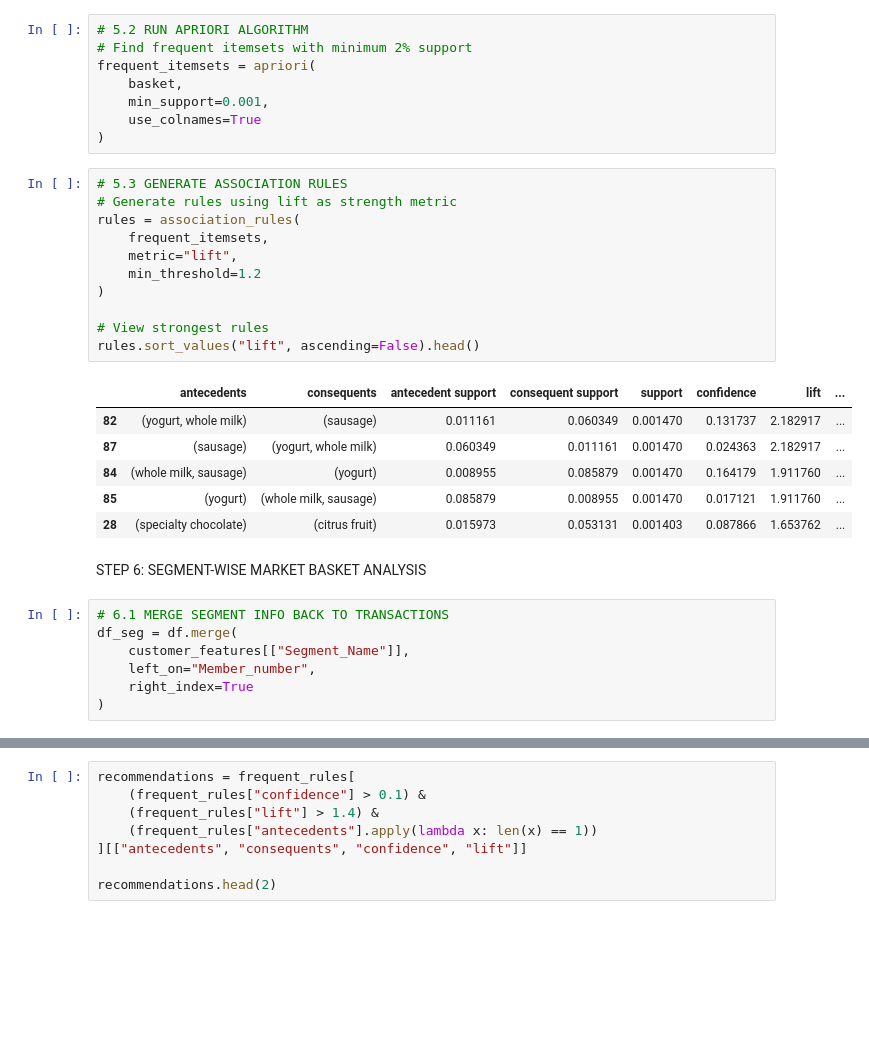
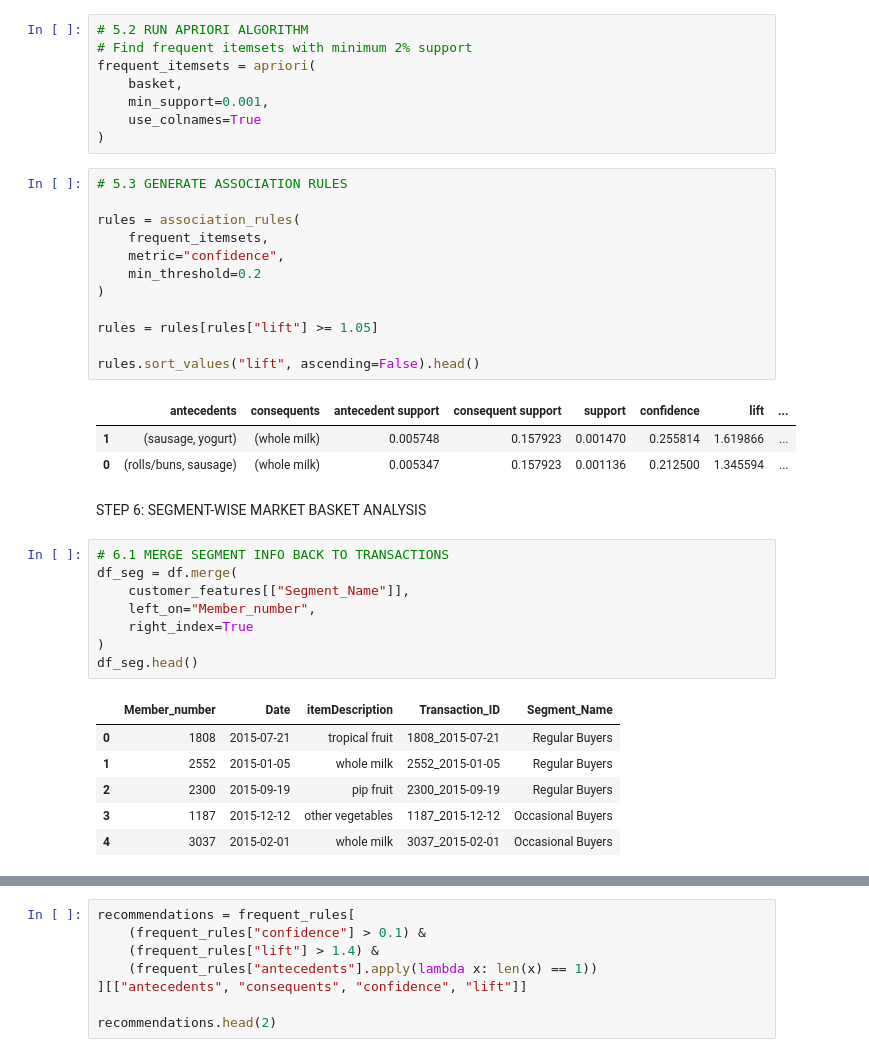
Before and after one commit to Ashvitharavichandran/CI-CD, a Jupyter notebook: MBA.ipynb, the cells around one changed output, grey strips where cells are left out. Saved outputs shown, nothing was run; the diff lists cells and outputs as text; blank space fills up the shorter version.

```diff
--- a/MBA.ipynb
+++ b/MBA.ipynb
@@ -189,22 +204,20 @@ frequent_itemsets = apriori(
 )
 # %%
 # 5.3 GENERATE ASSOCIATION RULES
-# Generate rules using lift as strength metric
+
 rules = association_rules(
     frequent_itemsets,
-    metric="lift",
-    min_threshold=1.2
+    metric="confidence",
+    min_threshold=0.2
 )
 
-# View strongest rules
+rules = rules[rules["lift"] >= 1.05]
+
 rules.sort_values("lift", ascending=False).head()
 # %% [output]
 |  | antecedents | consequents | antecedent support | consequent support | support | confidence | lift | ... |
-| 82 | (yogurt, whole milk) | (sausage) | 0.011161 | 0.060349 | 0.001470 | 0.131737 | 2.182917 | ... |
-| 87 | (sausage) | (yogurt, whole milk) | 0.060349 | 0.011161 | 0.001470 | 0.024363 | 2.182917 | ... |
-| 84 | (whole milk, sausage) | (yogurt) | 0.008955 | 0.085879 | 0.001470 | 0.164179 | 1.911760 | ... |
-| 85 | (yogurt) | (whole milk, sausage) | 0.085879 | 0.008955 | 0.001470 | 0.017121 | 1.911760 | ... |
-| 28 | (specialty chocolate) | (citrus fruit) | 0.015973 | 0.053131 | 0.001403 | 0.087866 | 1.653762 | ... |
+| 1 | (sausage, yogurt) | (whole milk) | 0.005748 | 0.157923 | 0.001470 | 0.255814 | 1.619866 | ... |
+| 0 | (rolls/buns, sausage) | (whole milk) | 0.005347 | 0.157923 | 0.001136 | 0.212500 | 1.345594 | ... |
 # %% [markdown]
 STEP 6: SEGMENT-WISE MARKET BASKET ANALYSIS
 # %%
@@ -214,6 +227,14 @@ df_seg = df.merge(
     left_on="Member_number",
     right_index=True
 )
+df_seg.head()
+# %% [output]
+|  | Member_number | Date | itemDescription | Transaction_ID | Segment_Name |
+| 0 | 1808 | 2015-07-21 | tropical fruit | 1808_2015-07-21 | Regular Buyers |
+| 1 | 2552 | 2015-01-05 | whole milk | 2552_2015-01-05 | Regular Buyers |
+| 2 | 2300 | 2015-09-19 | pip fruit | 2300_2015-09-19 | Regular Buyers |
+| 3 | 1187 | 2015-12-12 | other vegetables | 1187_2015-12-12 | Occasional Buyers |
+| 4 | 3037 | 2015-02-01 | whole milk | 3037_2015-02-01 | Occasional Buyers |
 # %%
 # 6.2 FUNCTION TO RUN MBA FOR A GIVEN SEGMENT
 
```
Also changed, not shown: parts of 8 cells of this notebook.
